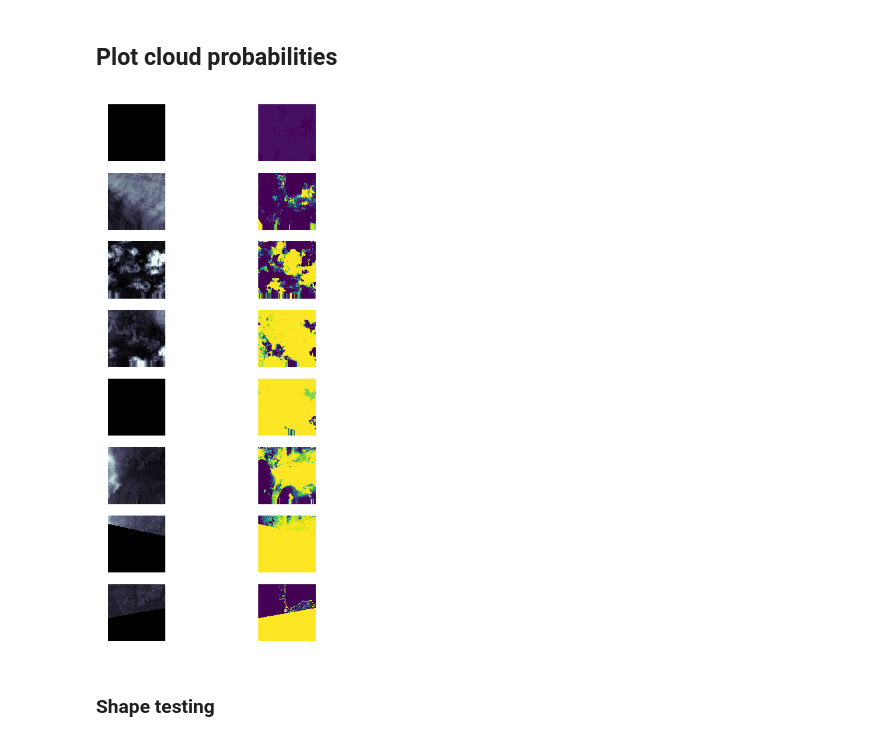
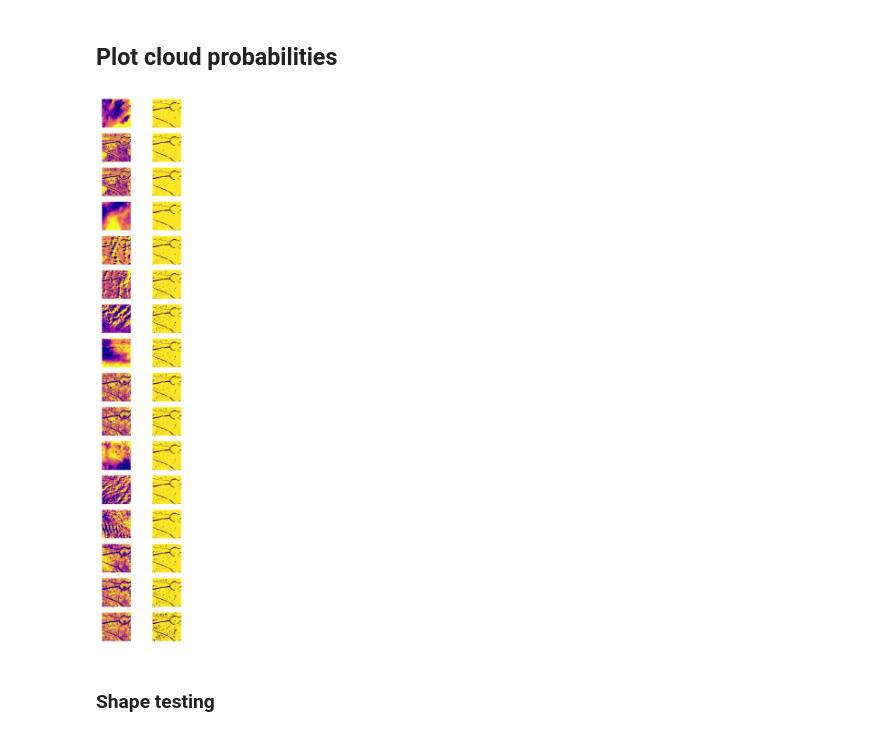
Before and after one commit to jgrss/geowombat, a Jupyter notebook: notebooks/clouds.ipynb, the cells around one changed output. Saved outputs shown, nothing was run; the diff lists cells and outputs as text; code cells hidden in the pictures.

```diff
--- a/notebooks/clouds.ipynb
+++ b/notebooks/clouds.ipynb
@@ -182,7 +190,7 @@ print(len(y))
 # %%
 model = sklearn_crfsuite.CRF(algorithm='lbfgs', # Gradient descent using the limited-memory BFGS method (with L1 and L2 regularization)
-            c1=0.001,
-            c2=0.001,
+            c1=0.01,
+            c2=0.01,
             max_iterations=1000,
             num_memories=10,
             period=10,
@@ -235,10 +222,18 @@ model.predict_marginals(X)[0]
 # %% [markdown]
 ### Open the data to predict on
 # %%
-with gw.config.update(ref_image=rasters[0], ref_res=(5, 5), sensor='planetscope'):
+with gw.config.update(sensor='rgbn'):
 
-    with gw.open(rasters,
-                 how='intersection') as ds:
+    with gw.open(rasters[0]) as ds:
+        #print(ds.data.max().compute())
+        transform = ds.transform
 
-        dss = gw.subset(ds, left=629960.209, top=7233224.139, rows=500, cols=500)
+    with gw.open(rasters, time_names=time_names) as ds:
+
+        ds.attrs['transform'] = transform
+
+        dss = ds[:, :, 1000:1512, 3000:3512].chunk((1, 256, 256)).fillna(0)
+        #dss = gw.subset(ds, left=315416.003, top=-3611632.029, rows=500, cols=500).chunk((1, 1, 64, 64))
+        #print(dss)
+        #print(dss.data.max().compute())
         test = dss.astype('float64').data.compute()
@@ -270,5 +259,5 @@ features[0]
 ### Predict on all time steps
 # %%
 # samples x time x n classes
-pred = np.array([[[ps['land'], ps['cloud'], ps['shadow'], ps['haze']] for ps in p]
+pred = np.array([[[ps['n'], ps['a'], ps['g'], ps['t'], ps['u'], ps['w'], ps['c']+ps['h'], ps['s']] for ps in p]
                  for p in model.predict_marginals(features)], dtype='float64')
@@ -290,5 +268,5 @@ pred.shape
 # %%
-pred = pred.transpose(1, 2, 0).reshape(ntime, nclasses, nrows, ncols)
+pred = pred.transpose(1, 2, 0).reshape(ntime, pred.shape[2], nrows, ncols)
 # %%
 pred.shape
 # %% [output]
@@ -298,24 +276,28 @@ pred.shape
 # %%
 %matplotlib inline
 
-fig, axes = plt.subplots(pred.shape[0], 2, dpi=200, figsize=(3, 6))
+fig, axes = plt.subplots(pred.shape[0], 2, dpi=400, figsize=(2, 12))
 
-bidx = 0 # band index
-cidx = 1 # class index
+bidx = 3 # band index
+cidx = 6 # class index
 
 for pi in range(0, pred.shape[0]):
 
-    axes[pi][0].imshow(test[pi, bidx, :, :], cmap='bone')
-    axes[pi][1].imshow(pred[pi, cidx, :, :])
+    ip = test[pi, bidx, :, :]
+    ip[ip == 0] = np.nan
+
+    axes[pi][0].imshow(ip, vmin=np.nanpercentile(ip, 10), vmax=np.nanpercentile(ip, 90), cmap='plasma')
+    #axes[pi][1].imshow(pred[pi, cidx, :, :], vmin=0, vmax=1, cmap='plasma')
+    axes[pi][1].imshow(pred[pi, :, :, :].argmax(axis=0))
 
 #     axes[pi][0].set_xlabel('Time {:d}'.format(pi+1))
 
     axes[pi][0].axis('off')
     axes[pi][1].axis('off')
 
 plt.show()
 # %% [output]
-[figure, old version]
+[figure, new version]
 # %% [markdown]
 ### Shape testing
 # %%
```
Also changed, not shown: parts of 35 cells of this notebook, 2 other files.
